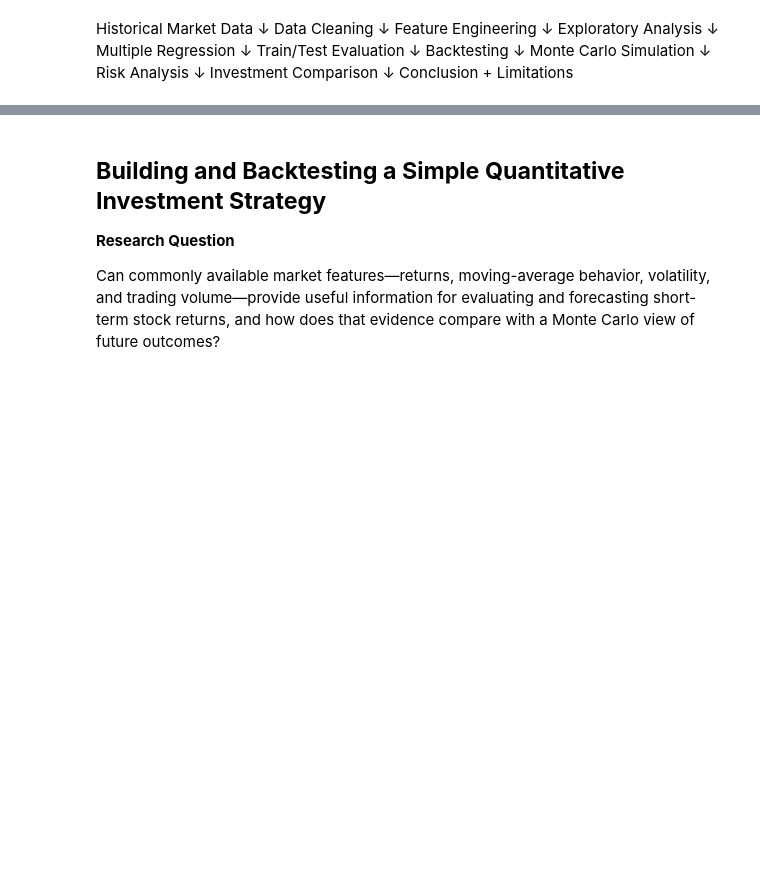
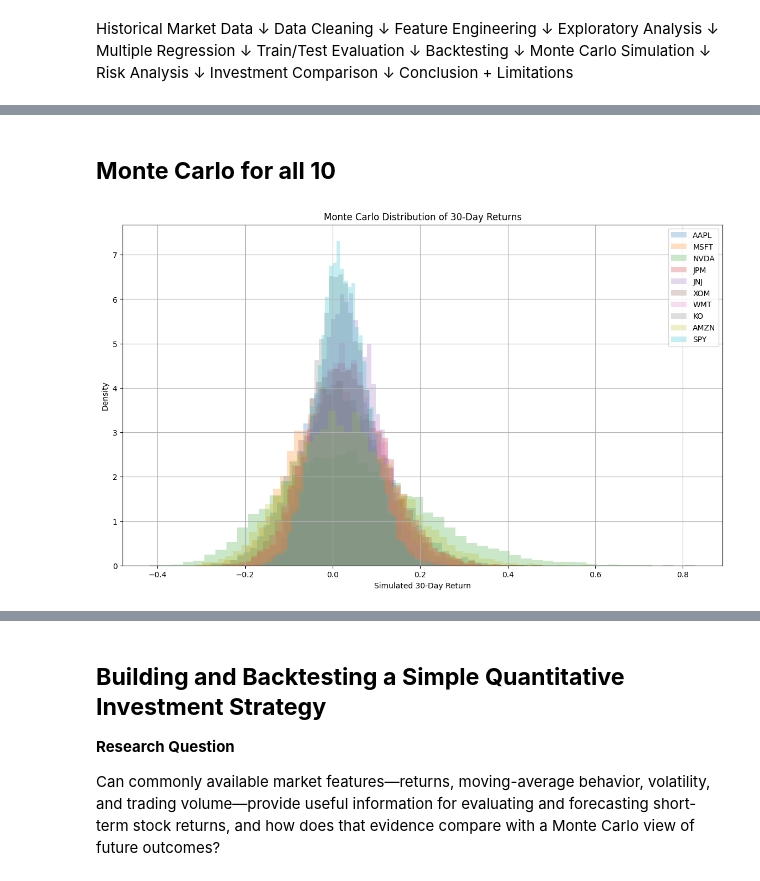
Before and after one commit to SemanticApp/quantitative-investment-analysis, a Jupyter notebook: Quantitative_Investment_Research_Project.ipynb, the cells around one changed output, grey strips where cells are left out. Drawn from its saved outputs; the diff is of its cells as text; code cells hidden in the pictures; blank space fills up the shorter version.

```diff
--- a/Quantitative_Investment_Research_Project.ipynb
+++ b/Quantitative_Investment_Research_Project.ipynb
@@ -2,0 +614,13 @@
+# %%
+# ---------------------------------------------------------
+# MONTE CARLO SETTINGS
+# ---------------------------------------------------------
+
+# Number of future trading days to simulate
+days = 30
+
+# Number of possible futures for EACH stock
+simulations = 10_000
+
+# Dictionary where we will store the final simulated prices
+monte_carlo_results = {}
@@ -24,0 +904,42 @@ Conclusion + Limitations
+# %% [markdown]
+## **Monte Carlo for all 10**
+# %%
+plt.figure(figsize=(14, 8))
+
+for ticker in tickers:
+
+    current_price = close[ticker].iloc[-1]
+
+    simulated_returns = (
+        monte_carlo_results[ticker]
+        / current_price
+        - 1
+    )
+
+    plt.hist(
+        simulated_returns,
+        bins=50,
+        alpha=0.25,
+        density=True,
+        label=ticker
+    )
+
+plt.title(
+    "Monte Carlo Distribution of 30-Day Returns"
+)
+
+plt.xlabel(
+    "Simulated 30-Day Return"
+)
+
+plt.ylabel(
+    "Density"
+)
+
+plt.legend()
+
+plt.grid(True)
+
+plt.show()
+# %% [output]
+[figure, added]
```
Also changed, not shown: parts of 53 cells of this notebook.
